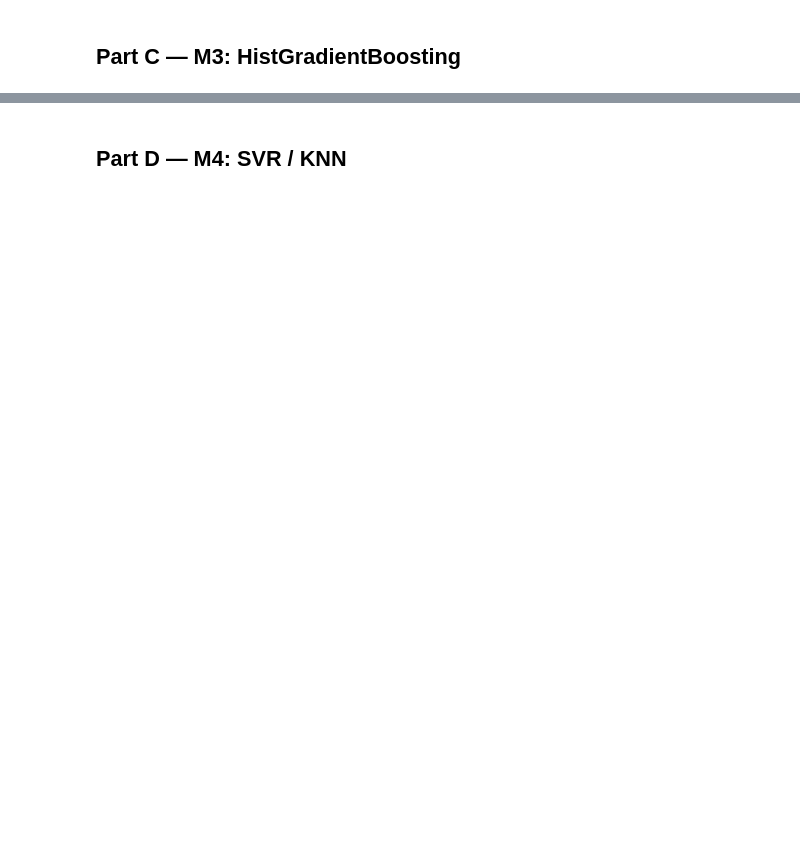
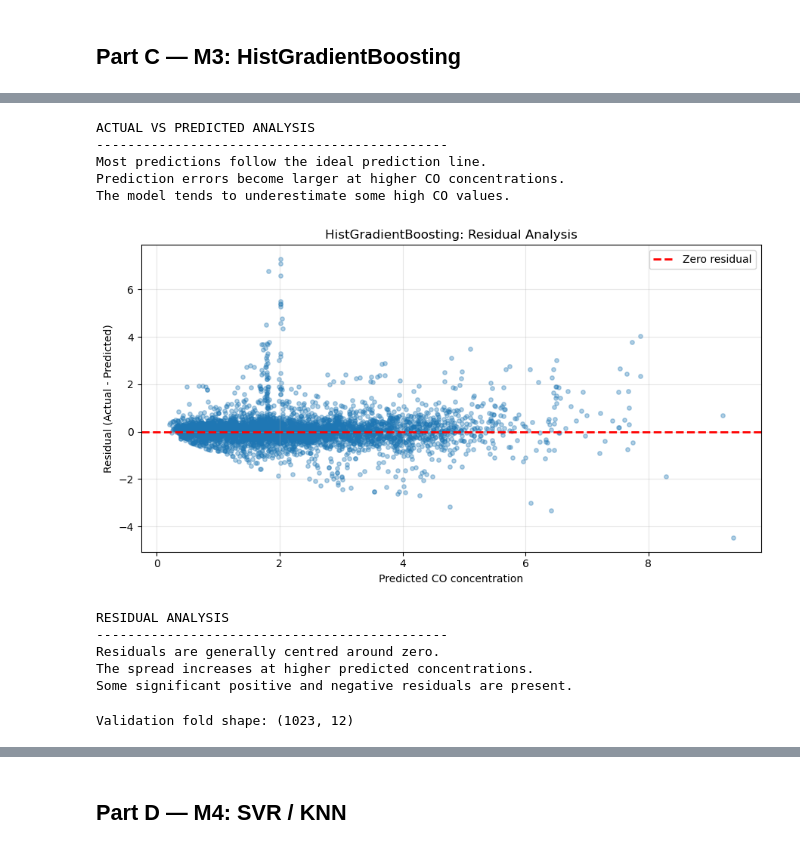
Before and after one commit to ASHTOW2102/eng5338-cw2-air-quality, a Jupyter notebook: ENG5338_CW2_notebook.ipynb, the cells around one changed output, grey strips where cells are left out. Cells and saved outputs as stored; diff of their text form; code cells hidden in the pictures; blank space fills up the shorter version.

```diff
--- a/ENG5338_CW2_notebook.ipynb
+++ b/ENG5338_CW2_notebook.ipynb
@@ -275,0 +944,76 @@ dtype: object
+# %%
+print("ACTUAL VS PREDICTED ANALYSIS")
+print("-" * 45)
+print("Most predictions follow the ideal prediction line.")
+print("Prediction errors become larger at higher CO concentrations.")
+print("The model tends to underestimate some high CO values.")
+# %% [output]
+ACTUAL VS PREDICTED ANALYSIS
+---------------------------------------------
+Most predictions follow the ideal prediction line.
+Prediction errors become larger at higher CO concentrations.
+The model tends to underestimate some high CO values.
+# %%
+# C.9 Residual Analysis
+
+residuals = np.array(cv_actual) - np.array(cv_predictions)
+
+plt.figure(figsize=(9, 5))
+
+plt.scatter(
+    cv_predictions,
+    residuals,
+    alpha=0.35,
+    s=15
+)
+
+plt.axhline(
+    y=0,
+    color="red",
+    linestyle="--",
+    linewidth=2,
+    label="Zero residual"
+)
+
+plt.xlabel("Predicted CO concentration")
+plt.ylabel("Residual (Actual - Predicted)")
+plt.title("HistGradientBoosting: Residual Analysis")
+plt.legend()
+plt.grid(alpha=0.3)
+plt.tight_layout()
+plt.savefig("hgb_residual_analysis.png", dpi=300, bbox_inches="tight")
+plt.show()
+# %% [output]
+[figure, added]
+# %%
+print("RESIDUAL ANALYSIS")
+print("-" * 45)
+print("Residuals are generally centred around zero.")
+print("The spread increases at higher predicted concentrations.")
+print("Some significant positive and negative residuals are present.")
+# %% [output]
+RESIDUAL ANALYSIS
+---------------------------------------------
+Residuals are generally centred around zero.
+The spread increases at higher predicted concentrations.
+Some significant positive and negative residuals are present.
+# %%
+# C.10 Prepare validation fold for permutation importance
+
+from sklearn.base import clone
+
+train_idx, val_idx = list(CV.split(X_train, y_train))[-1]
+
+importance_model = clone(hgb_search.best_estimator_)
+
+importance_model.fit(
+    X_train.iloc[train_idx],
+    y_train.iloc[train_idx]
+)
+
+X_importance = X_train.iloc[val_idx]
+y_importance = y_train.iloc[val_idx]
+
+print("Validation fold shape:", X_importance.shape)
+# %% [output]
+Validation fold shape: (1023, 12)
```
Also changed, not shown: parts of 77 cells of this notebook.
